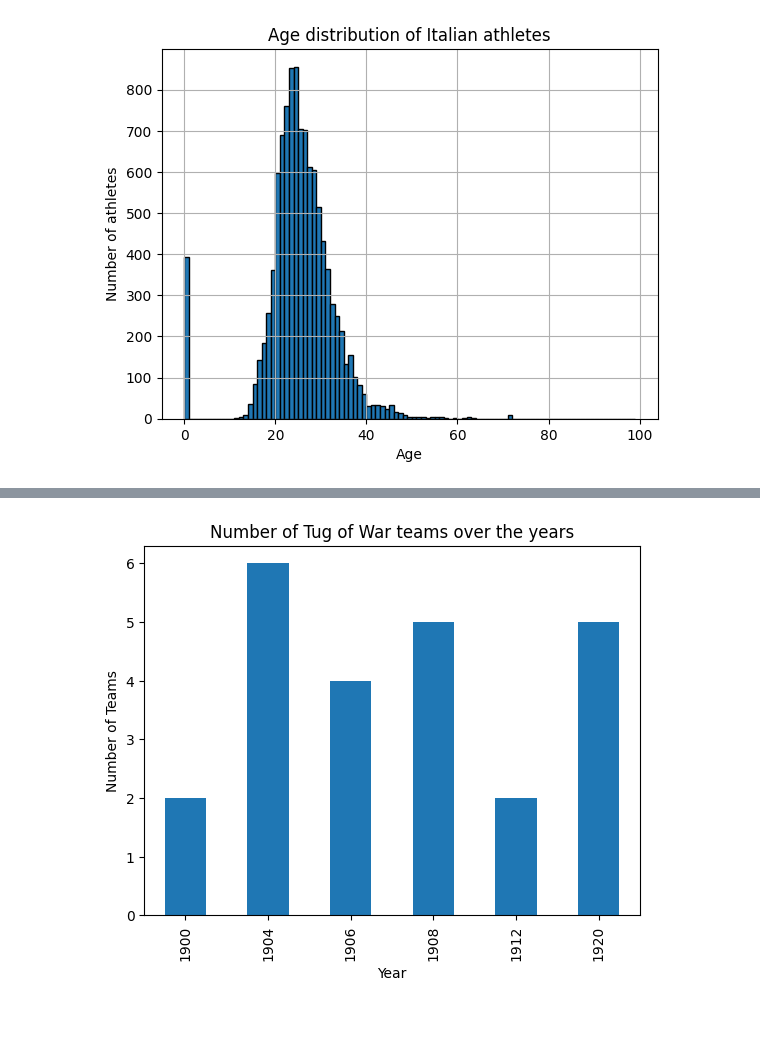
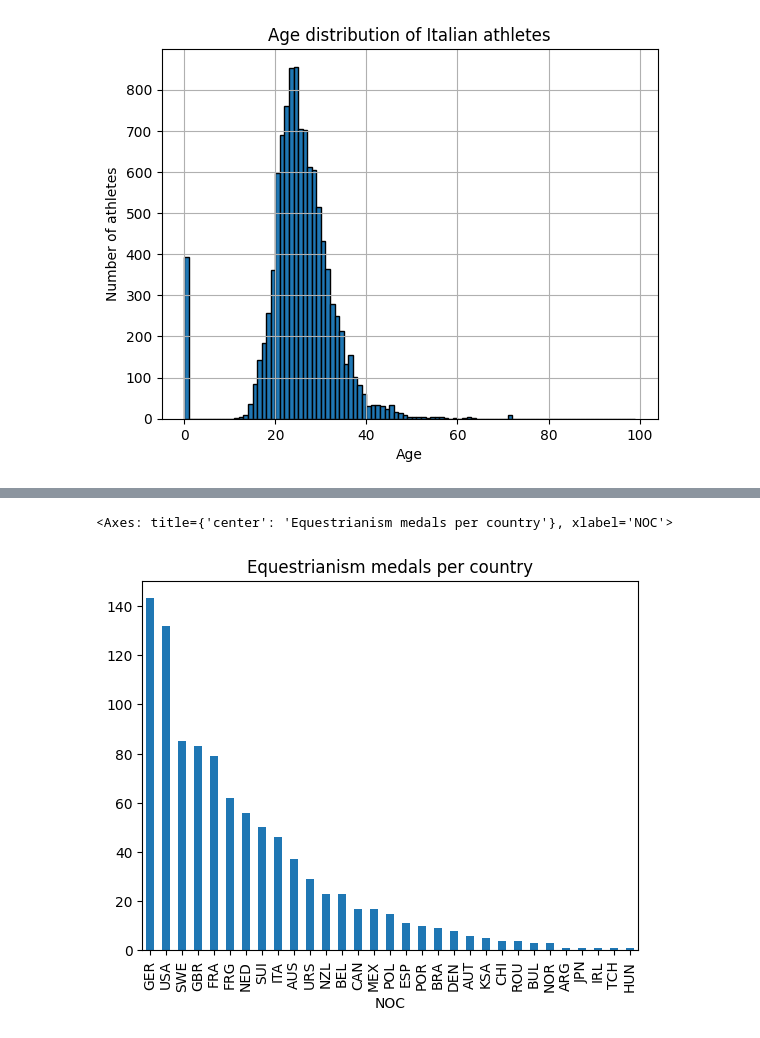
Before and after one commit to Aggisimov/Grupparbete_Italy, a Jupyter notebook: grupparbete.ipynb, the cells around one changed output, grey strips where cells are left out. Cells and saved outputs as stored; diff of their text form; code cells hidden in the pictures.

Commit message:
Switched from 'tug of war' to 'equestrianism'

```diff
--- a/grupparbete.ipynb
+++ b/grupparbete.ipynb
@@ -205,8 +173,6 @@ plt.show()
-# %%
-df_ToW.groupby('Year')['Team'].nunique().plot.bar()
-plt.title("Number of Tug of War teams over the years")
-plt.xlabel("Year")
-plt.ylabel("Number of Teams")
-plt.show()
-# %% [output]
-[figure, removed]
+# %%
+df_equestrianism = df[df['Sport'] == 'Equestrianism']
+df_equestrianism['NOC'][df_equestrianism['Medal'].notnull()].value_counts().plot.bar(title="Equestrianism medals per country")
+# %% [output]
+<Axes: title={'center': 'Equestrianism medals per country'}, xlabel='NOC'>
+[figure, added]
```
Also changed, not shown: parts of 8 cells of this notebook.
